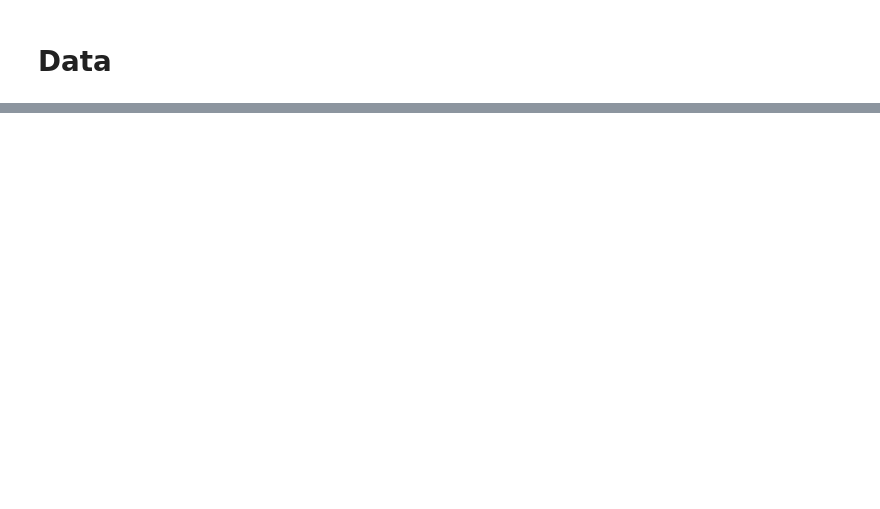
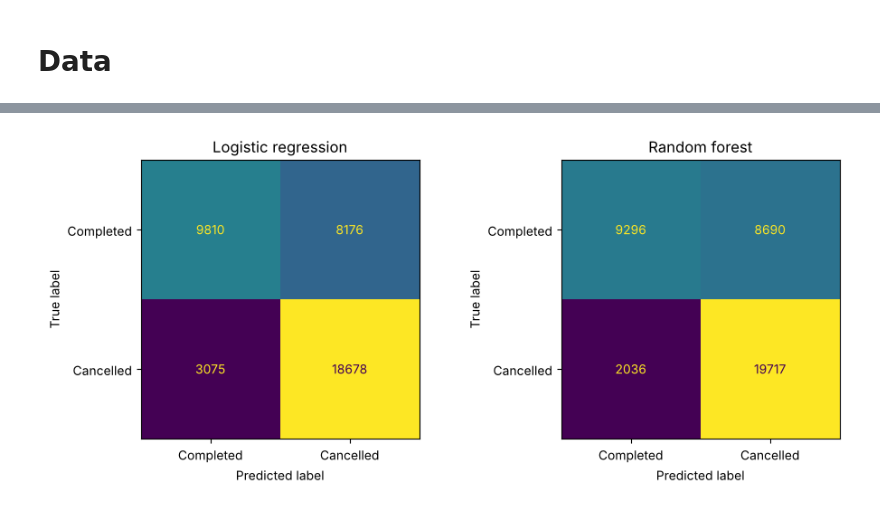
Before and after one commit to osn03/salesML, a Jupyter notebook: analysis.ipynb, the cells around one changed output, grey strips where cells are left out. Cells and saved outputs as stored; diff of their text form; code cells hidden in the pictures; blank space fills up the shorter version.

```diff
--- a/analysis.ipynb
+++ b/analysis.ipynb
@@ -303,9 +677,11 @@ plt.show()
 # %%
 fig, axes = plt.subplots(1, 2, figsize=(11, 4))
 for ax, (name, probability) in zip(axes, [("Logistic regression", logistic_probability), ("Random forest", forest_probability)]):
     ConfusionMatrixDisplay(
-        confusion_matrix(validation[TARGET], (probability >= 0.5).astype(int)),
+        confusion_matrix(test[TARGET], (probability >= 0.5).astype(int)),
         display_labels=["Completed", "Cancelled"],
     ).plot(ax=ax, colorbar=False, values_format="d")
     ax.set_title(name)
 plt.show()
+# %% [output]
+[figure, added]
```
Also changed, not shown: parts of 62 cells of this notebook, 1 other file.
